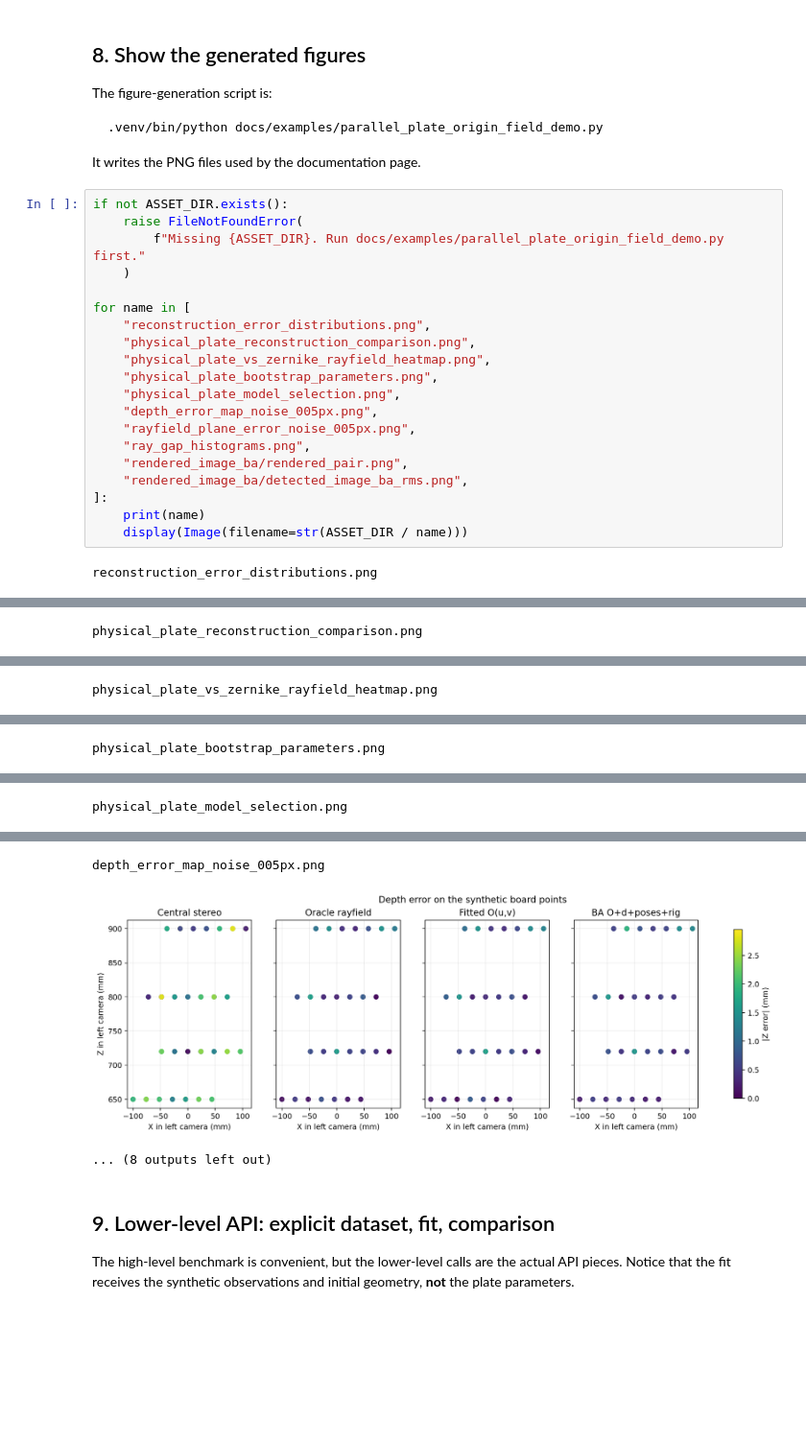
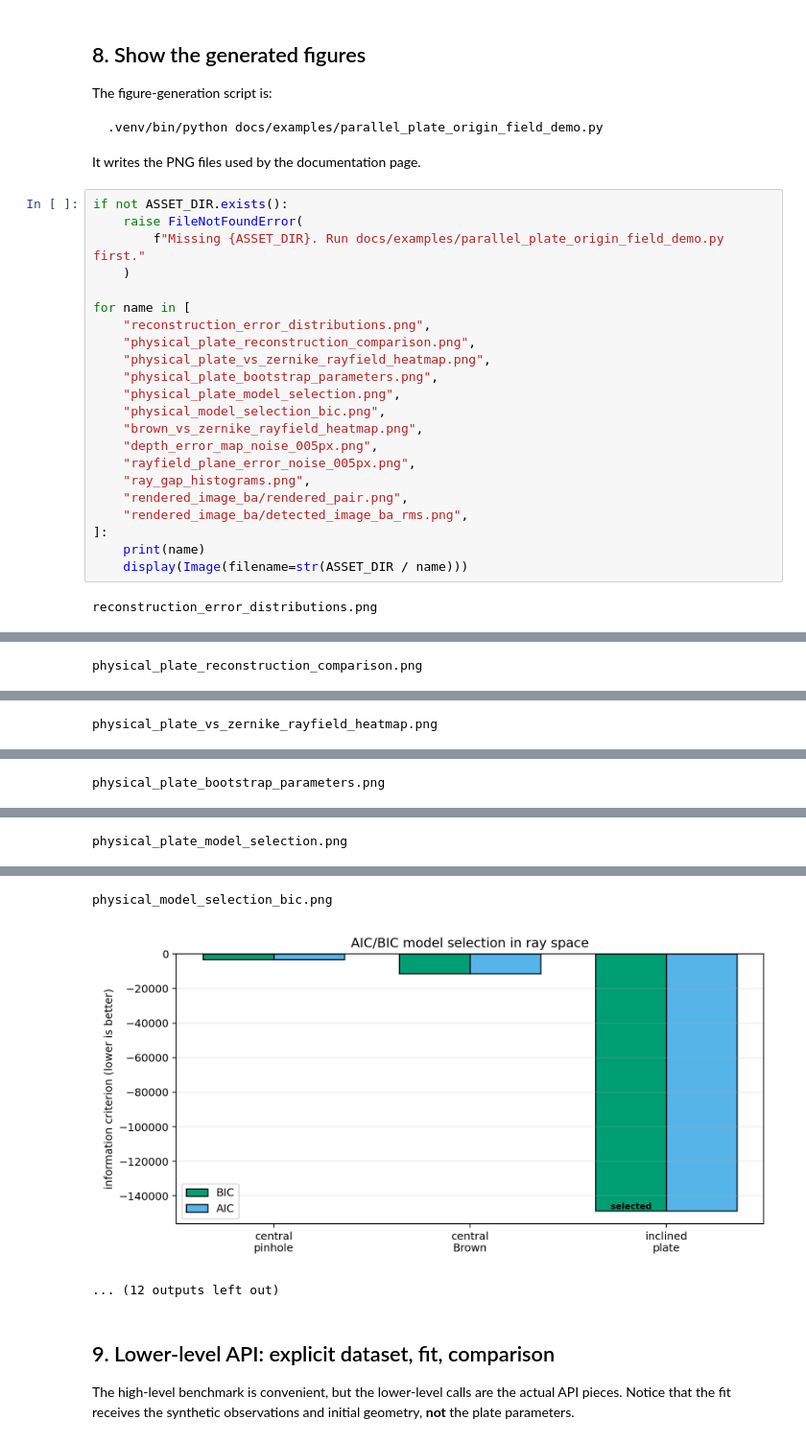
Before and after one commit to jeffwitz/StereoComplex, a Jupyter notebook: examples/notebooks/04_parallel_plate_origin_field.ipynb, the cells around one changed output, grey strips where cells are left out. Shown at 96% size. Cells and saved outputs as stored; diff of their text form; blank space fills up the shorter version.

Commit message:
feat: add ray-space optical model selection

```diff
--- a/examples/notebooks/04_parallel_plate_origin_field.ipynb
+++ b/examples/notebooks/04_parallel_plate_origin_field.ipynb
@@ -575,6 +578,8 @@ for name in [
     "physical_plate_vs_zernike_rayfield_heatmap.png",
     "physical_plate_bootstrap_parameters.png",
     "physical_plate_model_selection.png",
+    "physical_model_selection_bic.png",
+    "brown_vs_zernike_rayfield_heatmap.png",
     "depth_error_map_noise_005px.png",
     "rayfield_plane_error_noise_005px.png",
     "ray_gap_histograms.png",
@@ -597,6 +602,6 @@ physical_plate_model_selection.png
-depth_error_map_noise_005px.png
+physical_model_selection_bic.png
-[figure, old version]
+[figure, new version]
-... (8 outputs left out)
+... (12 outputs left out)
 # %% [markdown]
 ## 9. Lower-level API: explicit dataset, fit, comparison
 
```
Also changed, not shown: parts of 3 cells of this notebook, 16 other files.
